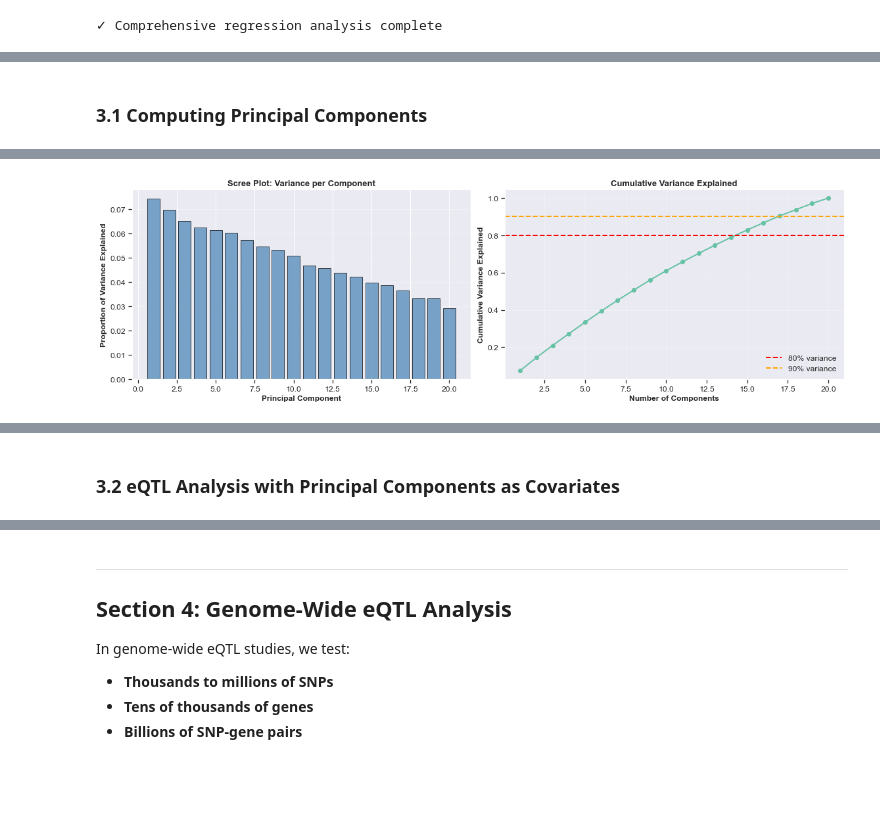
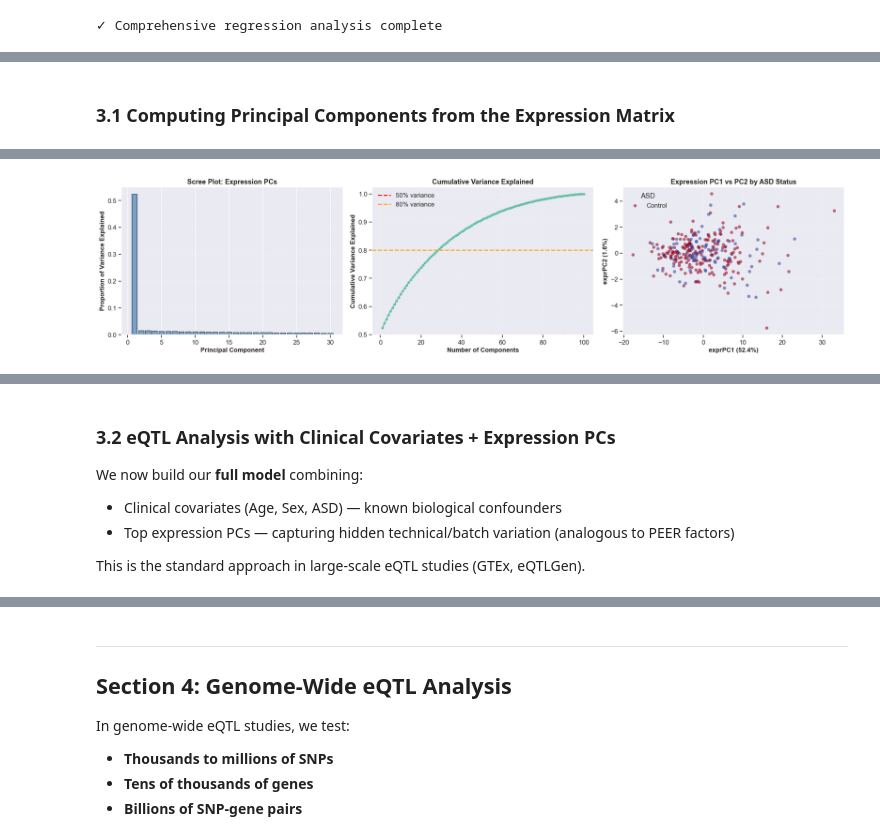
Before and after one commit to vladimirkovacevic/multiomics, a Jupyter notebook: notebooks/2_eQTL.ipynb, the cells around one changed output, grey strips where cells are left out. Cells and saved outputs as stored; diff of their text form; code cells hidden in the pictures; blank space fills up the shorter version.

Commit message:
Covariates refined.

```diff
--- a/notebooks/2_eQTL.ipynb
+++ b/notebooks/2_eQTL.ipynb
@@ -816,70 +912,86 @@ We will compute PCs from the covariate matrix and use the top components as cova
 # %% [markdown]
-### 3.1 Computing Principal Components
+### 3.1 Computing Principal Components from the Expression Matrix
 # %%
 print("=" * 70)
-print("PRINCIPAL COMPONENTS ANALYSIS")
+print("EXPRESSION PCA: CAPTURING HIDDEN CONFOUNDERS")
 print("=" * 70)
 
-# Standardize covariates (mean=0, std=1) before PCA
-# This ensures all covariates contribute equally regardless of scale
+# Extract expression matrix (exclude sample column)
+expr_matrix = expr.iloc[:, 1:].values
+print(f"\nExpression matrix: {expr_matrix.shape[0]} samples × {expr_matrix.shape[1]} genes")
+
+# Standardize expression (mean=0, std=1) before PCA
+# This ensures all genes contribute equally regardless of expression level
 scaler = StandardScaler()
-covariates_scaled = scaler.fit_transform(covariates.iloc[:, 1:])
+expr_scaled = scaler.fit_transform(expr_matrix)
 
 # Compute PCA
 pca = PCA()
-pcs = pca.fit_transform(covariates_scaled)
+pcs = pca.fit_transform(expr_scaled)
 
 # Convert to DataFrame
 pcs_df = pd.DataFrame(
     pcs,
-    columns=[f'PC{i+1}' for i in range(pcs.shape[1])]
+    columns=[f'exprPC{i+1}' for i in range(pcs.shape[1])]
 )
 
 print(f"\nPCA Results:")
 print(f"  - Number of components: {pcs.shape[1]}")
-print(f"  - Total variance explained by all PCs: {pca.explained_variance_ratio_.sum():.4f}")
-print(f"\nFirst 5 rows of principal components:")
-print(pcs_df.head())
+print(f"  - Variance explained by PC1: {pca.explained_variance_ratio_[0]:.4f} ({pca.explained_variance_ratio_[0]*100:.1f}%)")
+print(f"  - Variance explained by top 10 PCs: {pca.explained_variance_ratio_[:10].sum():.4f} ({pca.explained_variance_ratio_[:10].sum()*100:.1f}%)")
+print(f"\nFirst 5 rows of expression PCs:")
+print(pcs_df.iloc[:, :10].head())
 
 # Visualize explained variance
-fig, axes = plt.subplots(1, 2, figsize=(16, 5))
+fig, axes = plt.subplots(1, 3, figsize=(20, 5))
 
-# 1. Scree plot: Variance explained by each PC
+# 1. Scree plot
 ax1 = axes[0]
-ax1.bar(range(1, min(21, len(pca.explained_variance_ratio_)+1)),
-        pca.explained_variance_ratio_[:20],
+n_show = min(30, len(pca.explained_variance_ratio_))
+ax1.bar(range(1, n_show+1), pca.explained_variance_ratio_[:n_show],
         edgecolor='black', alpha=0.7, color='steelblue')
 ax1.set_xlabel('Principal Component', fontsize=12, fontweight='bold')
 ax1.set_ylabel('Proportion of Variance Explained', fontsize=12, fontweight='bold')
-ax1.set_title('Scree Plot: Variance per Component', fontsize=13, fontweight='bold')
+ax1.set_title('Scree Plot: Expression PCs', fontsize=13, fontweight='bold')
 ax1.grid(True, alpha=0.3, axis='y')
 
 # 2. Cumulative variance explained
 ax2 = axes[1]
 cumvar = np.cumsum(pca.explained_variance_ratio_)
-ax2.plot(range(1, len(cumvar)+1), cumvar, 'o-', linewidth=2, markersize=6)
-ax2.axhline(0.8, color='red', linestyle='--', linewidth=2, label='80% variance')
-ax2.axhline(0.9, color='orange', linestyle='--', linewidth=2, label='90% variance')
+ax2.plot(range(1, len(cumvar)+1), cumvar, 'o-', linewidth=2, markersize=4)
+ax2.axhline(0.5, color='red', linestyle='--', linewidth=2, label='50% variance')
+ax2.axhline(0.8, color='orange', linestyle='--', linewidth=2, label='80% variance')
 ax2.set_xlabel('Number of Components', fontsize=12, fontweight='bold')
 ax2.set_ylabel('Cumulative Variance Explained', fontsize=12, fontweight='bold')
 ax2.set_title('Cumulative Variance Explained', fontsize=13, fontweight='bold')
 ax2.legend()
 ax2.grid(True, alpha=0.3)
 
+# 3. PC1 vs PC2 colored by ASD status
+ax3 = axes[2]
+scatter = ax3.scatter(pcs_df['exprPC1'], pcs_df['exprPC2'],
+                      c=covariates['ASD'], cmap='coolwarm', alpha=0.6, s=30,
+                      edgecolors='black', linewidth=0.3)
+ax3.set_xlabel(f'exprPC1 ({pca.explained_variance_ratio_[0]*100:.1f}%)', fontsize=12, fontweight='bold')
+ax3.set_ylabel(f'exprPC2 ({pca.explained_variance_ratio_[1]*100:.1f}%)', fontsize=12, fontweight='bold')
+ax3.set_title('Expression PC1 vs PC2 by ASD Status', fontsize=13, fontweight='bold')
+ax3.legend(*scatter.legend_elements(), title='ASD', labels=['Control', 'ASD'])
+ax3.grid(True, alpha=0.3)
+
 plt.tight_layout()
 plt.show()
 
-# Determine number of PCs to retain (e.g., explaining 80% variance)
-n_pcs = np.argmax(cumvar >= 0.8) + 1
+# Select number of PCs: for n=300, use 10 PCs (conservative for small sample)
+n_pcs = 10
 print(f"\n{'='*70}")
 print(f"PC SELECTION")
 print(f"{'='*70}")
-print(f"Number of PCs explaining ≥80% variance: {n_pcs}")
-print(f"Variance explained by top {n_pcs} PCs: {cumvar[n_pcs-1]:.4f}")
-print(f"\nVariance per PC (top 10):")
-for i in range(min(10, len(pca.explained_variance_ratio_))):
-    print(f"  PC{i+1}: {pca.explained_variance_ratio_[i]:.4f} ({pca.explained_variance_ratio_[i]*100:.2f}%)")
+print(f"Selected {n_pcs} expression PCs (heuristic for n={expr_matrix.shape[0]} samples)")
+print(f"Variance explained by top {n_pcs} PCs: {cumvar[n_pcs-1]:.4f} ({cumvar[n_pcs-1]*100:.1f}%)")
+print(f"\nVariance per PC (top {n_pcs}):")
+for i in range(n_pcs):
+    print(f"  exprPC{i+1}: {pca.explained_variance_ratio_[i]:.4f} ({pca.explained_variance_ratio_[i]*100:.2f}%)")
 
-print("\n\u2713 PCA complete")
+print("\n✓ Expression PCA complete")
 # %% [output]
 ======================================================================
@@ -902,4 +1014,4 @@ First 5 rows of principal components:
-[figure, old version]
+[figure, new version]
 ======================================================================
 PC SELECTION
 ======================================================================
@@ -922,3 +1034,9 @@ Variance per PC (top 10):
-# %% [markdown]
-### 3.2 eQTL Analysis with Principal Components as Covariates
+# %% [markdown]
+### 3.2 eQTL Analysis with Clinical Covariates + Expression PCs
+
+We now build our **full model** combining:
+- Clinical covariates (Age, Sex, ASD) — known biological confounders
+- Top expression PCs — capturing hidden technical/batch variation (analogous to PEER factors)
+
+This is the standard approach in large-scale eQTL studies (GTEx, eQTLGen).
 # %%
```
Also changed, not shown: parts of 18 cells of this notebook, 1 other file.
